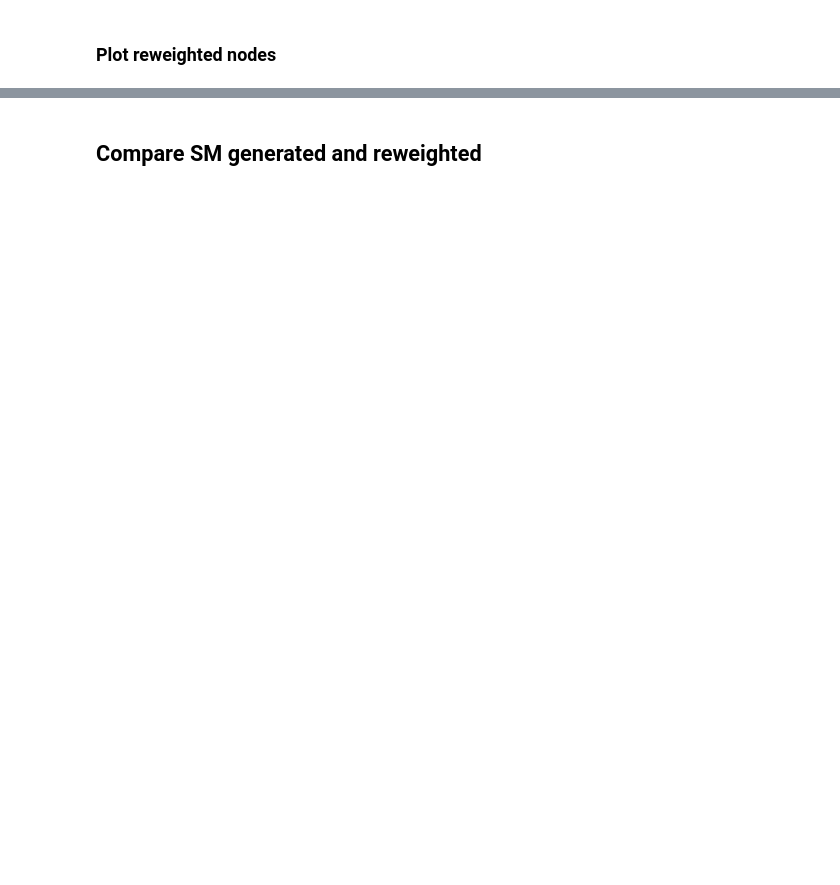
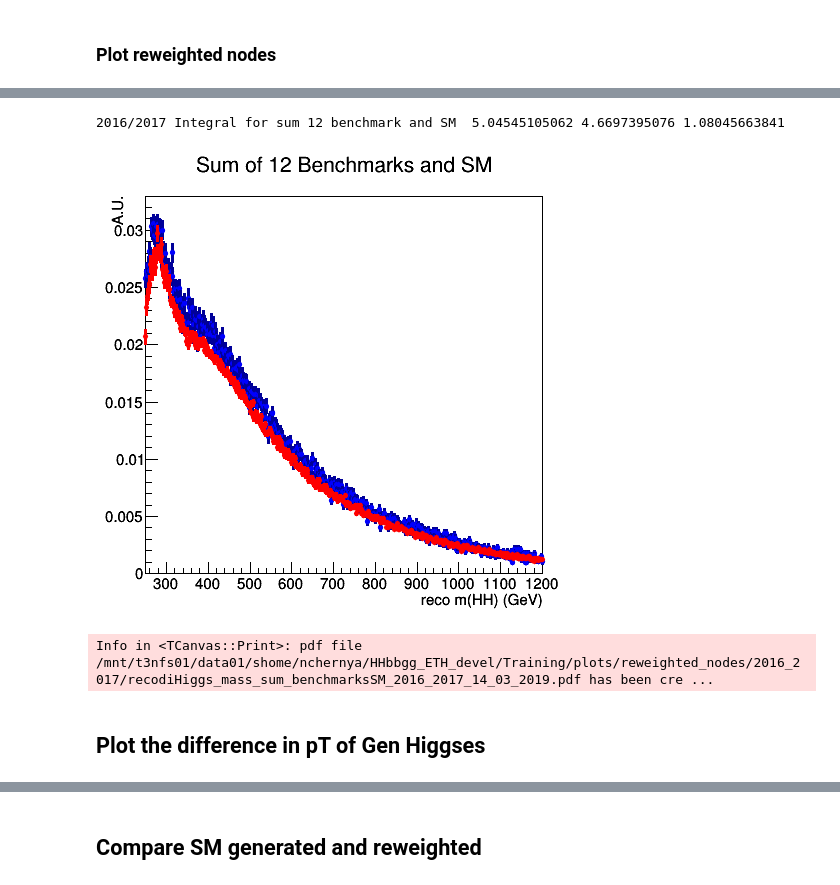
Before and after one commit to chernyavskaya/HHbbgg_ETH, a Jupyter notebook: Training/notebooks/makeHHreweightingHist.ipynb, the cells around one changed output, grey strips where cells are left out. Saved outputs shown, nothing was run; the diff lists cells and outputs as text; code cells hidden in the pictures; blank space fills up the shorter version.

```diff
--- a/Training/notebooks/makeHHreweightingHist.ipynb
+++ b/Training/notebooks/makeHHreweightingHist.ipynb
@@ -186,0 +233,69 @@ Info in <TCanvas::Print>: pdf file /mnt/t3nfs01/data01/shome/nchernya/HHbbgg_ETH
+# %%
+sum=0.
+c = TCanvas("c","c",500,500)
+file_dir = '/shome/nchernya/HHbbgg_ETH_devel/root_files/ntuples_2016_20191303/'
+
+file_dir_2017 = '/shome/nchernya/HHbbgg_ETH_devel/root_files/ntuples_2017_20191303/'
+name='GluGluToHHTo2B2G_12nodes_13TeV_madgraph'
+filename  = 'output_GluGluToHHTo2B2G_12nodes_13TeV-madgraph'
+infile = TFile(file_dir+filename+'_2016_merged.root')
+infile_2017 = TFile(file_dir_2017+filename+'_2017_merged.root')
+
+
+hists_list=[]
+hists_list_2017=[]
+reco_gen = ['','_GenAll']
+which_reco_gen = 0
+diHiggs_mass = ['diHiggs_mass','mhh']
+ranges = [500,250,1200]
+nodes = list(np.arange(0,12,1))
+nodes.append('SM')
+hist_sum_2017 = TH1F("hist_sum_2017","hist_sum_2017",ranges[0],ranges[1],ranges[2])
+hist_sum_2017.SetLineColor(2)
+hist_sum_2017.SetMarkerColor(2)
+hist_sum = TH1F("hist_sum","hist_sum",ranges[0],ranges[1],ranges[2])
+
+reweighting_str_2017=''
+reweighting_str=''
+
+norm_value = normalization['2017']['benchmark_SM_normalization']
+reweighting_str_2017+="weight*(benchmark_reweight_SM/%s"%(norm_value)
+norm_value = normalization['2016']['benchmark_SM_normalization']
+reweighting_str+="weight*(benchmark_reweight_SM/%s"%(norm_value)
+
+nodes = list(np.arange(0,12,1))
+for num_node in nodes:
+    norm_value = normalization['2017']['benchmark_%s_normalization'%num_node]
+    reweighting_str_2017+="+ benchmark_reweight_%s/%s"%(num_node,norm_value)
+
+    norm_value = normalization['2016']['benchmark_%s_normalization'%num_node]
+    reweighting_str+="+ benchmark_reweight_%s/%s"%(num_node,norm_value)
+reweighting_str_2017+=')'
+reweighting_str+=')'
+
+tree_2017 = infile_2017.Get(name+reco_gen[which_reco_gen])
+tree_2017.Draw("%s>>hist_sum_2017"%(diHiggs_mass[which_reco_gen]),"%s"%(reweighting_str_2017))
+
+tree = infile.Get(name+reco_gen[which_reco_gen])
+tree.Draw("%s>>hist_sum"%(diHiggs_mass[which_reco_gen]),"%s"%(reweighting_str))
+
+hist_sum.SetTitle("Sum of 12 Benchmarks and SM")
+hist_sum.GetXaxis().SetTitle('reco m(HH) (GeV)')
+hist_sum.GetYaxis().SetTitle('A.U.')
+ROOT.gStyle.SetOptTitle(1)
+ROOT.gStyle.SetOptStat(0)
+
+hist_sum.Draw("APsame")
+hist_sum_2017.Draw("same")
+
+print '2016/2017 Integral for sum 12 benchmark and SM ',hist_sum.Integral(), hist_sum_2017.Integral(), hist_sum.Integral()/hist_sum_2017.Integral()
+
+
+c.Draw()
+c.SaveAs(plot_dir+'recodiHiggs_mass_sum_benchmarksSM_2016_2017_'+date+'.pdf')
+# %% [output]
+2016/2017 Integral for sum 12 benchmark and SM  5.04545105062 4.6697395076 1.08045663841
+[figure, added]
+Info in <TCanvas::Print>: pdf file /mnt/t3nfs01/data01/shome/nchernya/HHbbgg_ETH_devel/Training/plots/reweighted_nodes/2016_2017/recodiHiggs_mass_sum_benchmarksSM_2016_2017_14_03_2019.pdf has been cre ...
+# %% [markdown]
+## Plot the difference in pT of Gen Higgses
```
Also changed, not shown: parts of 15 cells of this notebook, 4 other files.
